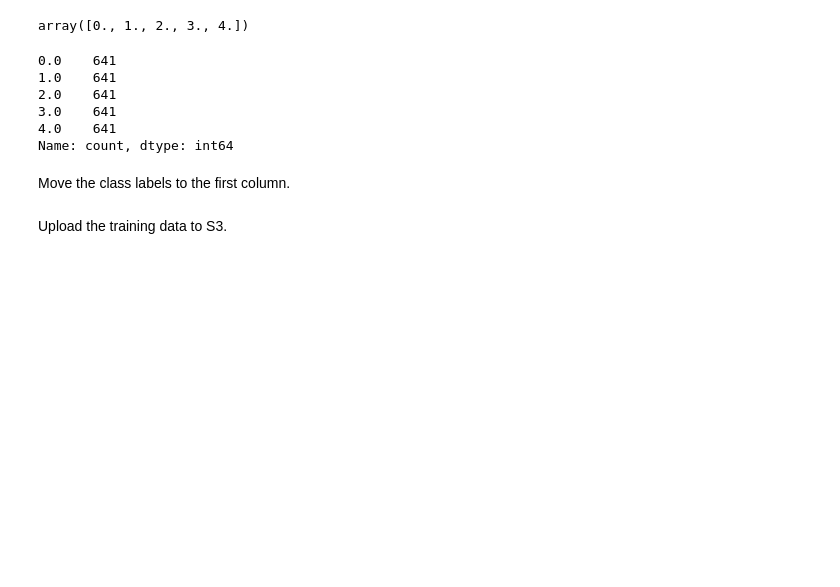
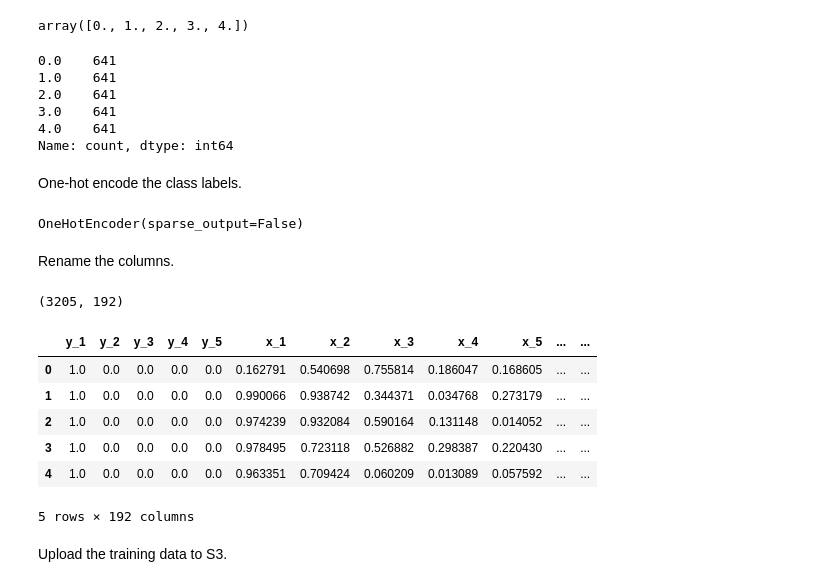
Before and after one commit to fg-research/lstm-fcn-sagemaker, a Jupyter notebook: examples/MIT-BIH.ipynb, the cells around one changed output. Drawn from its saved outputs; the diff is of its cells as text; code cells hidden in the pictures; blank space fills up the shorter version.

```diff
--- a/examples/MIT-BIH.ipynb
+++ b/examples/MIT-BIH.ipynb
@@ -120,9 +122,33 @@ training_dataset.iloc[:, -1].rename(None).value_counts().sort_index()
 4.0    641
 Name: count, dtype: int64
 # %% [markdown]
-Move the class labels to the first column.
+One-hot encode the class labels.
 # %%
-training_dataset = pd.concat([training_dataset.iloc[:, -1:], training_dataset.iloc[:, 1:]], axis=1)
+encoder = OneHotEncoder(sparse_output=False)
+encoder.fit(training_dataset.iloc[:, -1:])
+# %% [output]
+OneHotEncoder(sparse_output=False)
+# %% [markdown]
+Rename the columns.
+# %%
+training_dataset = pd.concat([
+    pd.DataFrame(data=encoder.transform(training_dataset.iloc[:, -1:]), columns=[f"y_{i + 1}" for i in range(training_dataset.iloc[:, -1].nunique())]),
+    pd.DataFrame(data=training_dataset.iloc[:, :-1].values, columns=[f"x_{i + 1}" for i in range(training_dataset.shape[1] - 1)])
+], axis=1)
+# %%
+training_dataset.shape
+# %% [output]
+(3205, 192)
+# %%
+training_dataset.head()
+# %% [output]
+|  | y_1 | y_2 | y_3 | y_4 | y_5 | x_1 | x_2 | x_3 | x_4 | x_5 | ... | ... |
+| 0 | 1.0 | 0.0 | 0.0 | 0.0 | 0.0 | 0.162791 | 0.540698 | 0.755814 | 0.186047 | 0.168605 | ... | ... |
+| 1 | 1.0 | 0.0 | 0.0 | 0.0 | 0.0 | 0.990066 | 0.938742 | 0.344371 | 0.034768 | 0.273179 | ... | ... |
+| 2 | 1.0 | 0.0 | 0.0 | 0.0 | 0.0 | 0.974239 | 0.932084 | 0.590164 | 0.131148 | 0.014052 | ... | ... |
+| 3 | 1.0 | 0.0 | 0.0 | 0.0 | 0.0 | 0.978495 | 0.723118 | 0.526882 | 0.298387 | 0.220430 | ... | ... |
+| 4 | 1.0 | 0.0 | 0.0 | 0.0 | 0.0 | 0.963351 | 0.709424 | 0.060209 | 0.013089 | 0.057592 | ... | ... |
+5 rows × 192 columns
 # %% [markdown]
 Upload the training data to S3.
 # %%
```
Also changed, not shown: parts of 24 cells of this notebook.
